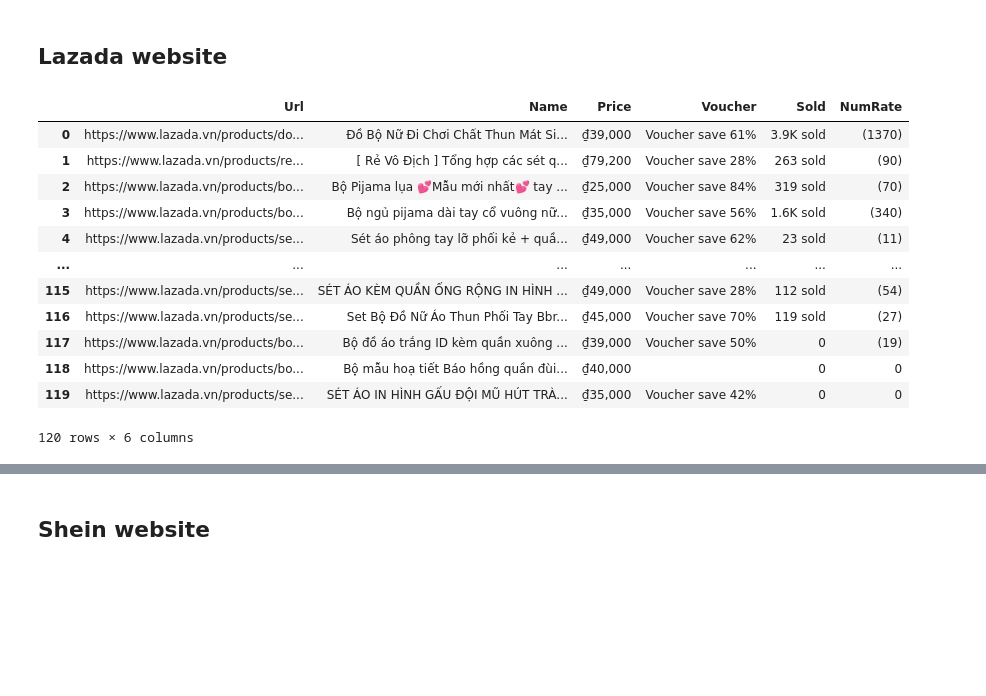
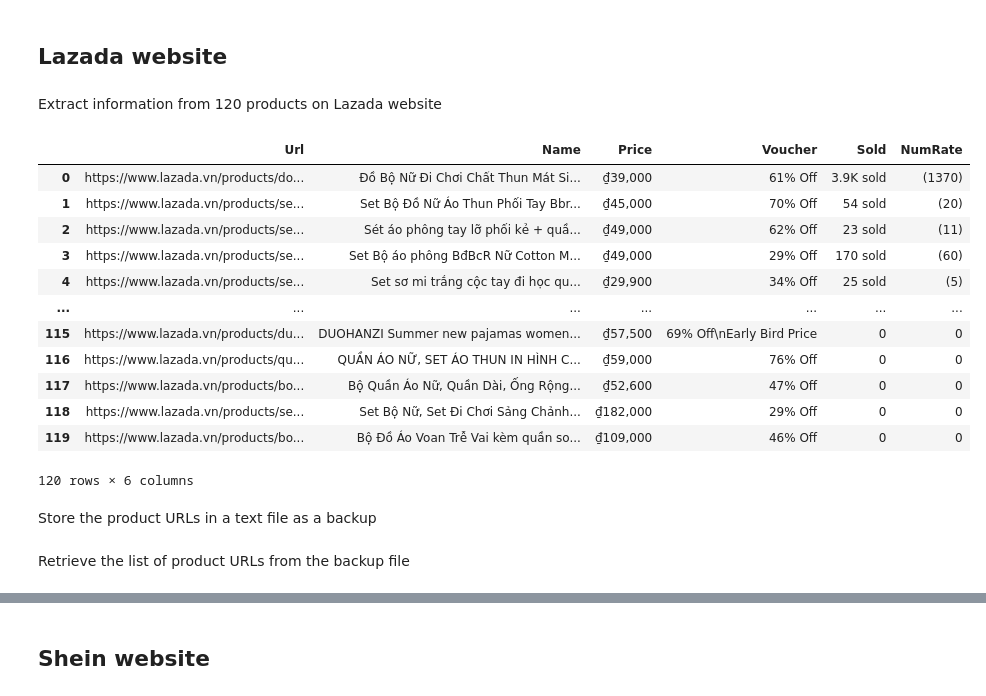
Before and after one commit to tathithienthanh/WomenFashionProductRecommendationSystem, a Jupyter notebook: Untitled.ipynb, the cells around one changed output, grey strips where cells are left out. Cells and saved outputs as stored; diff of their text form; code cells hidden in the pictures; blank space fills up the shorter version.

Commit message:
Update scraping data from Lazada website section

```diff
--- a/Untitled.ipynb
+++ b/Untitled.ipynb
@@ -72,30 +71,8 @@ driver = webdriver.Chrome(service=service)
 df_Laz_product = pd.DataFrame(columns = ['Url', 'Name', 'Price', 'Voucher', 'Sold', 'NumRate'])
 df_Laz_shop = pd.DataFrame(columns = ['Url', 'Name', 'Followers'])
 df_Laz_feedback = pd.DataFrame(columns = ['Product_Url', ''])
-# %%
-url = 'https://www.lazada.vn/#?'
-driver.get(url)
-search_box = driver.find_element(By.CSS_SELECTOR, "input.search-box__input--O34g")
-search_box.send_keys("Quần áo nữ")
-search_button = driver.find_element(By.CSS_SELECTOR, "a.search-box__button--1oH7")
-search_button.click()
-
-product_urls = []
-button_nextPage = driver.find_element(By.CSS_SELECTOR, 'li[title="Next Page"] button')
-
-for i in range (0, 3):
-    time.sleep(2)
-
-    dr_products = driver.find_elements(By.CSS_SELECTOR, 'div[data-tracking="product-card"] a')
-    print(len(dr_products))
-
-    for product in dr_products:
-        url = product.get_attribute('href')
-        product_urls.append(url)
-        print(url)
-
-    product_urls = list(set(product_urls))
-    button_nextPage.click()
+# %% [markdown]
+Extract information from 120 products on Lazada website
 # %%
 url = 'https://www.lazada.vn/#?'
 driver.get(url)
@@ -104,7 +81,6 @@ search_box.send_keys("Quần áo nữ")
 search_button = driver.find_element(By.CSS_SELECTOR, "a.search-box__button--1oH7")
 search_button.click()
 
-product_urls = []
 button_nextPage = driver.find_element(By.CSS_SELECTOR, 'li[title="Next Page"] button')
 
 for i in range (0, 3):
@@ -154,23 +130,31 @@ for i in range (0, 3):
     if len(nRates) < default_length:
         nRates.extend(["0"] * (default_length - len(nRates)))
 
+    df = pd.DataFrame({
+            'Url': urls,
+            'Name': names,
+            'Price': prices,
+            'Voucher': vouchers,
+            'Sold': solds,
+            'NumRate': nRates
+        })
+
     df_Laz_product = pd.concat([df_Laz_product, df], ignore_index = True)
 
-    # product_urls = list(set(product_urls))
     button_nextPage.click()
 # %%
-df
+df_Laz_product
 # %% [output]
 |  | Url | Name | Price | Voucher | Sold | NumRate |
-| 0 | https://www.lazada.vn/products/do... | Đồ Bộ Nữ Đi Chơi Chất Thun Mát Si... | ₫39,000 | Voucher save 61% | 3.9K sold | (1370) |
-| 1 | https://www.lazada.vn/products/re... | [ Rẻ Vô Địch ] Tổng hợp các sét q... | ₫79,200 | Voucher save 28% | 263 sold | (90) |
-| 2 | https://www.lazada.vn/products/bo... | Bộ Pijama lụa 💕Mẫu mới nhất💕 tay ... | ₫25,000 | Voucher save 84% | 319 sold | (70) |
-| 3 | https://www.lazada.vn/products/bo... | Bộ ngủ pijama dài tay cổ vuông nữ... | ₫35,000 | Voucher save 56% | 1.6K sold | (340) |
-| 4 | https://www.lazada.vn/products/se... | Sét áo phông tay lỡ phối kẻ + quầ... | ₫49,000 | Voucher save 62% | 23 sold | (11) |
+| 0 | https://www.lazada.vn/products/do... | Đồ Bộ Nữ Đi Chơi Chất Thun Mát Si... | ₫39,000 | 61% Off | 3.9K sold | (1370) |
+| 1 | https://www.lazada.vn/products/se... | Set Bộ Đồ Nữ Áo Thun Phối Tay Bbr... | ₫45,000 | 70% Off | 54 sold | (20) |
+| 2 | https://www.lazada.vn/products/se... | Sét áo phông tay lỡ phối kẻ + quầ... | ₫49,000 | 62% Off | 23 sold | (11) |
+| 3 | https://www.lazada.vn/products/se... | Set Bộ áo phông BđBcR Nữ Cotton M... | ₫49,000 | 29% Off | 170 sold | (60) |
+| 4 | https://www.lazada.vn/products/se... | Set sơ mi trắng cộc tay đi học qu... | ₫29,900 | 34% Off | 25 sold | (5) |
 | ... | ... | ... | ... | ... | ... | ... |
-| 115 | https://www.lazada.vn/products/se... | SÉT ÁO KÈM QUẦN ỐNG RỘNG IN HÌNH ... | ₫49,000 | Voucher save 28% | 112 sold | (54) |
-| 116 | https://www.lazada.vn/products/se... | Set Bộ Đồ Nữ Áo Thun Phối Tay Bbr... | ₫45,000 | Voucher save 70% | 119 sold | (27) |
-| 117 | https://www.lazada.vn/products/bo... | Bộ đồ áo trắng ID kèm quần xuông ... | ₫39,000 | Voucher save 50% | 0 | (19) |
-| 118 | https://www.lazada.vn/products/bo... | Bộ mẫu hoạ tiết Báo hồng quần đùi... | ₫40,000 |  | 0 | 0 |
-| 119 | https://www.lazada.vn/products/se... | SÉT ÁO IN HÌNH GẤU ĐỘI MŨ HÚT TRÀ... | ₫35,000 | Voucher save 42% | 0 | 0 |
+| 115 | https://www.lazada.vn/products/du... | DUOHANZI Summer new pajamas women... | ₫57,500 | 69% Off\nEarly Bird Price | 0 | 0 |
+| 116 | https://www.lazada.vn/products/qu... | QUẦN ÁO NỮ, SET ÁO THUN IN HÌNH C... | ₫59,000 | 76% Off | 0 | 0 |
+| 117 | https://www.lazada.vn/products/bo... | Bộ Quần Áo Nữ, Quần Dài, Ống Rộng... | ₫52,600 | 47% Off | 0 | 0 |
+| 118 | https://www.lazada.vn/products/se... | Set Bộ Nữ, Set Đi Chơi Sảng Chảnh... | ₫182,000 | 29% Off | 0 | 0 |
+| 119 | https://www.lazada.vn/products/bo... | Bộ Đồ Áo Voan Trễ Vai kèm quần so... | ₫109,000 | 46% Off | 0 | 0 |
 120 rows × 6 columns
@@ -178,10 +164,14 @@ df
 print(len(product_urls))
 for url in product_urls:
     print(url)
+# %% [markdown]
+Store the product URLs in a text file as a backup
 # %%
 with open('Laz_product_urls.txt', mode='w') as file:
     for row in product_urls:
         file.write(row + "\n")
+# %% [markdown]
+Retrieve the list of product URLs from the backup file
 # %%
 with open('Laz_product_urls.txt', mode='r') as file:
     links = file.readlines()
```
Also changed, not shown: parts of 21 cells of this notebook.
